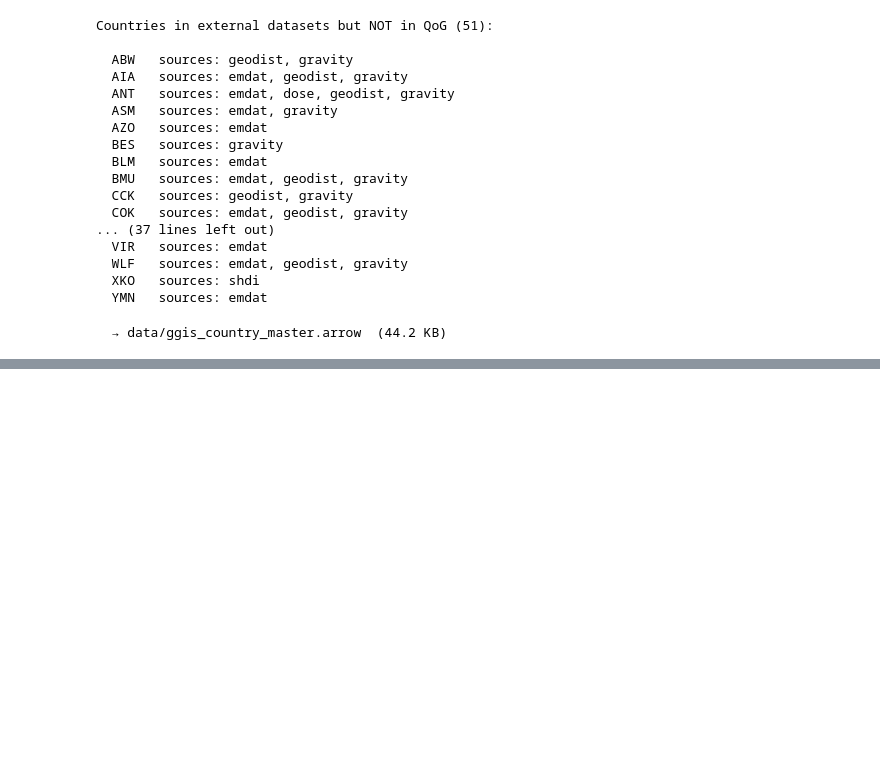
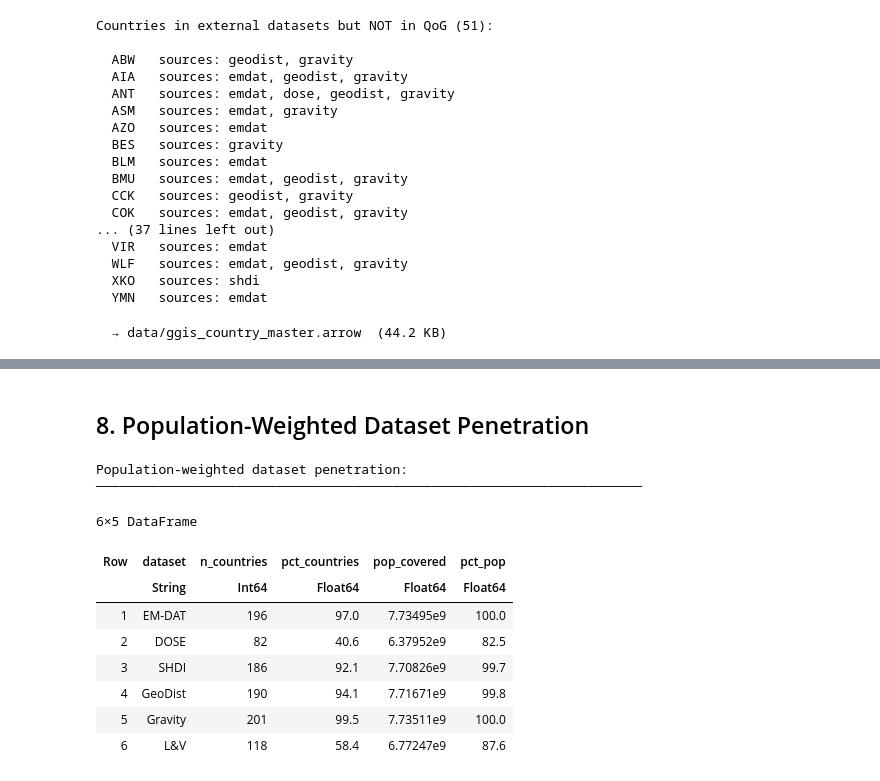
Before and after one commit to gary-dalton/criticality-index, a Jupyter notebook: work/p01b_structural_integration.ipynb, the cells around one changed output, grey strips where cells are left out. Drawn from its saved outputs; the diff is of its cells as text; code cells hidden in the pictures; blank space fills up the shorter version.

```diff
--- a/work/p01b_structural_integration.ipynb
+++ b/work/p01b_structural_integration.ipynb
@@ -576,0 +696,20 @@ Countries in external datasets but NOT in QoG (51):
+# %% [markdown]
+## 8. Population-Weighted Dataset Penetration
+# %%
+# How much of the world's population does each dataset cover?
+penetration = dataset_penetration(master)
+println("Population-weighted dataset penetration:")
+println("─"^70)
+penetration
+# %% [output]
+Population-weighted dataset penetration:
+──────────────────────────────────────────────────────────────────────
+6×5 DataFrame
+| Row | dataset | n_countries | pct_countries | pop_covered | pct_pop |
+|  | String | Int64 | Float64 | Float64 | Float64 |
+| 1 | EM-DAT | 196 | 97.0 | 7.73495e9 | 100.0 |
+| 2 | DOSE | 82 | 40.6 | 6.37952e9 | 82.5 |
+| 3 | SHDI | 186 | 92.1 | 7.70826e9 | 99.7 |
+| 4 | GeoDist | 190 | 94.1 | 7.71671e9 | 99.8 |
+| 5 | Gravity | 201 | 99.5 | 7.73511e9 | 100.0 |
+| 6 | L&V | 118 | 58.4 | 6.77247e9 | 87.6 |
```
Also changed, not shown: parts of 6 cells of this notebook, 4 other files.
